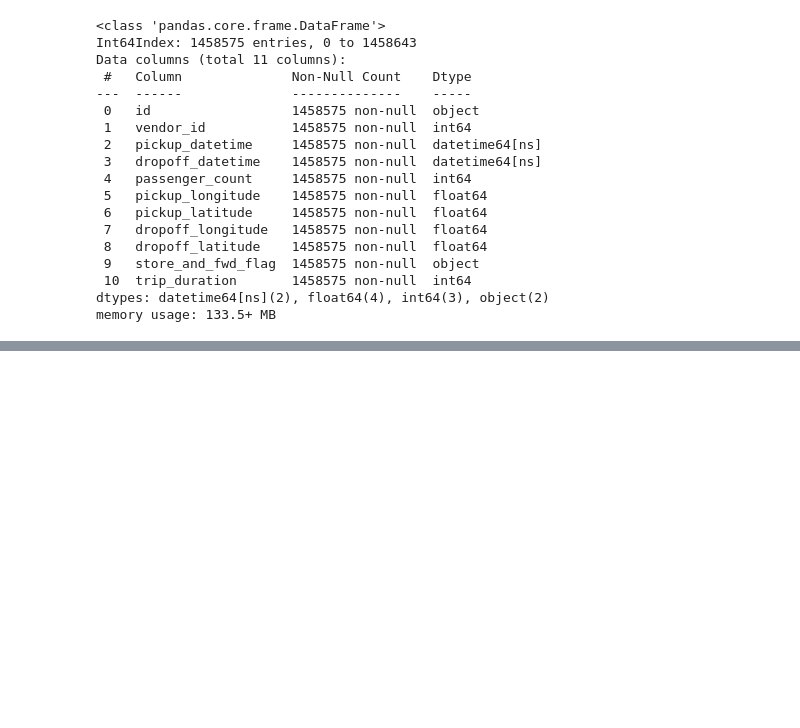
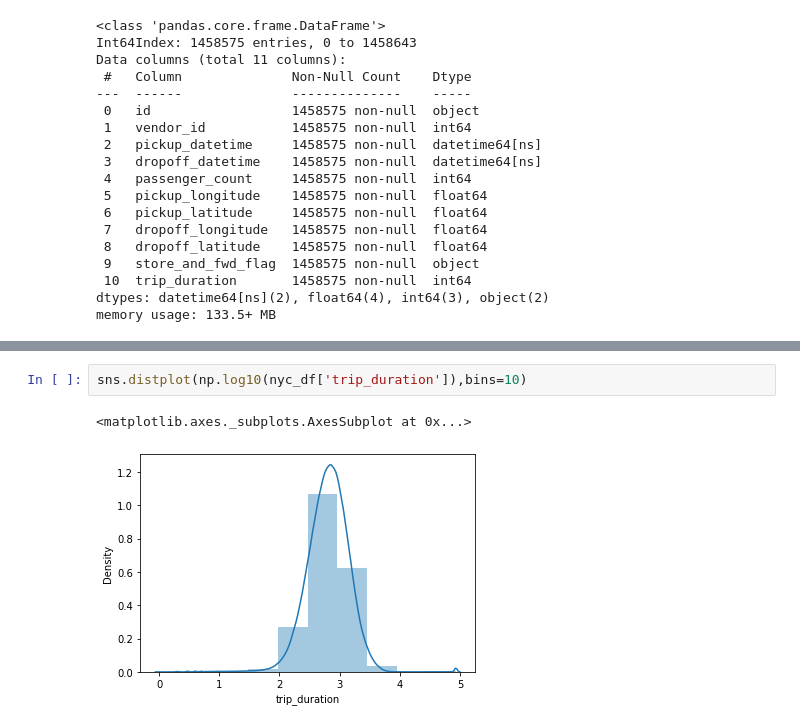
Before and after one commit to Shashwat-spyder/NYC-Taxi-Trip-Time, a Jupyter notebook: NYC_Taxi_Trip_Time_Prediction_Capstone_Project.ipynb, the cells around one changed output, grey strips where cells are left out. Drawn from its saved outputs; the diff is of its cells as text; blank space fills up the shorter version.

```diff
--- a/NYC_Taxi_Trip_Time_Prediction_Capstone_Project.ipynb
+++ b/NYC_Taxi_Trip_Time_Prediction_Capstone_Project.ipynb
@@ -344,0 +357,5 @@ Index(['id', 'vendor_id', 'passenger_count', 'pickup_longitude',
+# %%
+sns.distplot(np.log10(nyc_df['trip_duration']),bins=10)
+# %% [output]
+<matplotlib.axes._subplots.AxesSubplot at 0x...>
+[figure, added]
```
Also changed, not shown: parts of 31 cells of this notebook.
